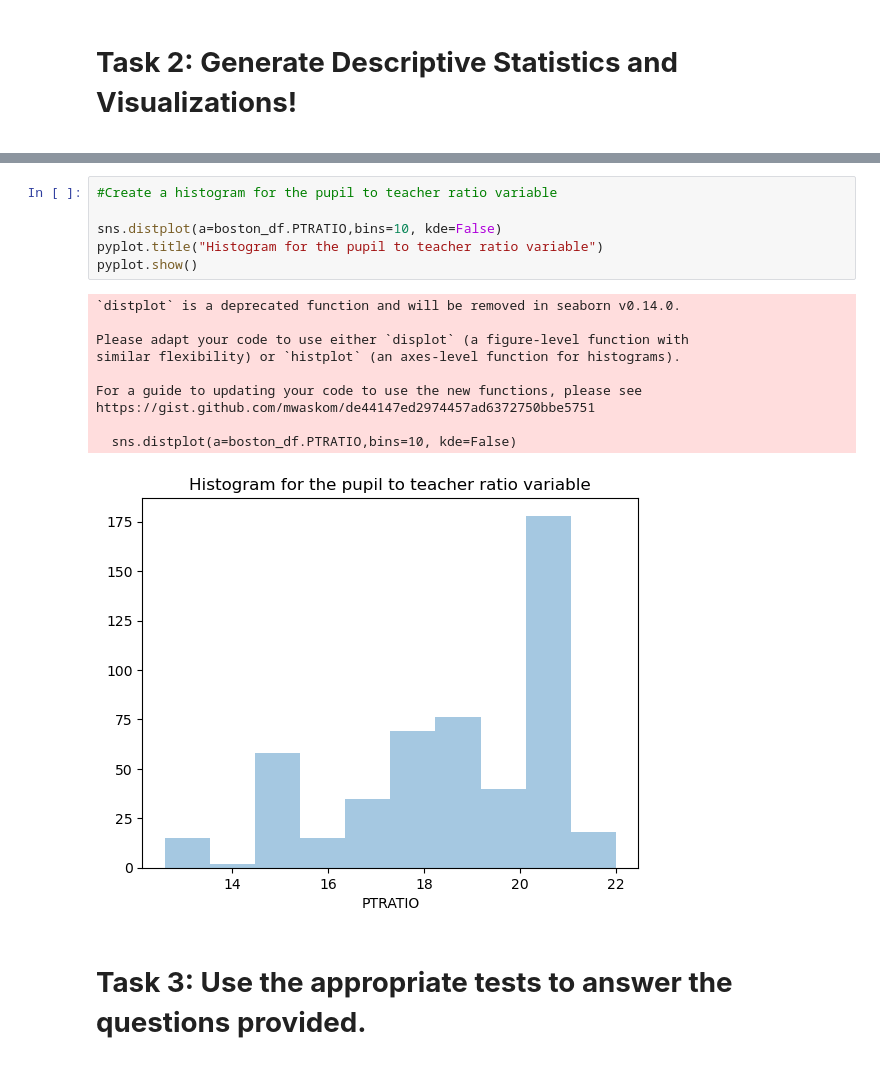
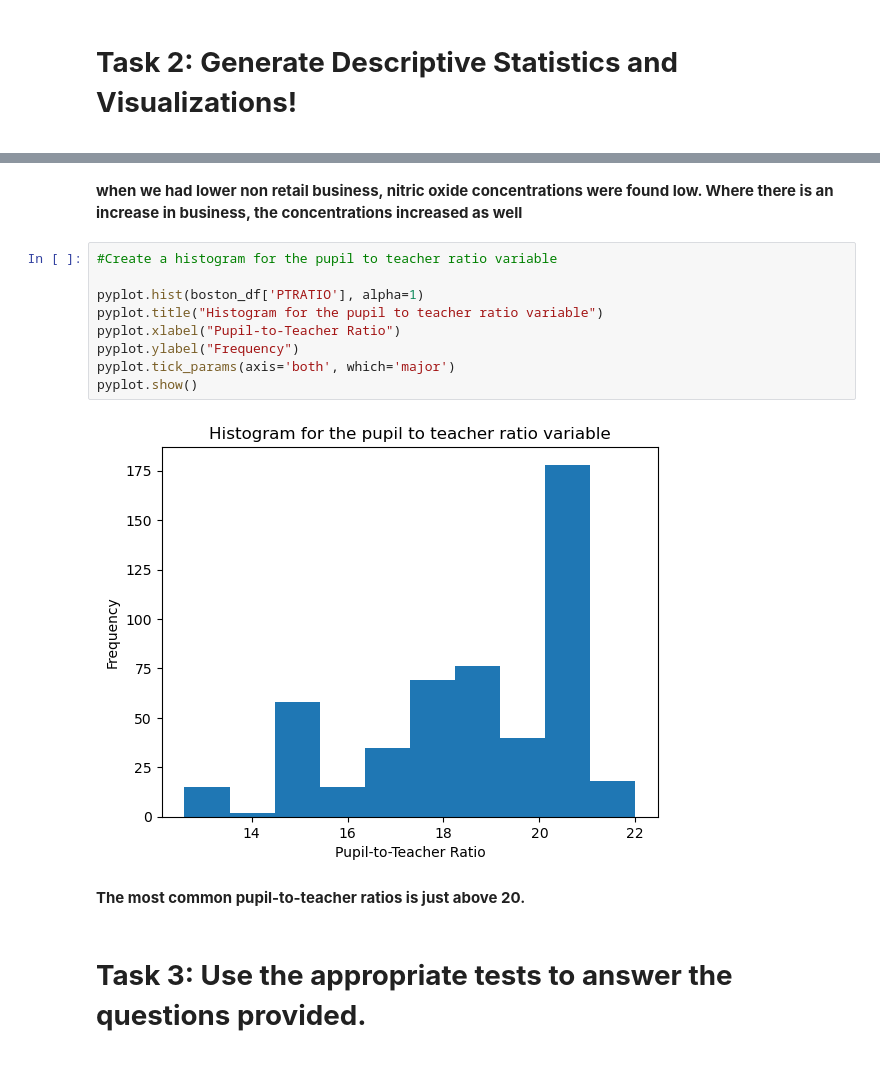
Before and after one commit to saradnitin/SharePointPractice, a Jupyter notebook: Peer-Graded-Assignment-jupyterlite-v2.ipynb, the cells around one changed output, grey strips where cells are left out. Saved outputs shown, nothing was run; the diff lists cells and outputs as text.

```diff
--- a/Peer-Graded-Assignment-jupyterlite-v2.ipynb
+++ b/Peer-Graded-Assignment-jupyterlite-v2.ipynb
@@ -136,20 +140,18 @@ pyplot.show()
+# %% [markdown]
+<b> when we had lower non retail business, nitric oxide concentrations were found low. Where there is an increase in business, the concentrations increased as well
 # %%
 #Create a histogram for the pupil to teacher ratio variable
 
-sns.distplot(a=boston_df.PTRATIO,bins=10, kde=False)
+pyplot.hist(boston_df['PTRATIO'], alpha=1)
 pyplot.title("Histogram for the pupil to teacher ratio variable")
+pyplot.xlabel("Pupil-to-Teacher Ratio")
+pyplot.ylabel("Frequency")
+pyplot.tick_params(axis='both', which='major')
 pyplot.show()
 # %% [output]
-`distplot` is a deprecated function and will be removed in seaborn v0.14.0.
-
-Please adapt your code to use either `displot` (a figure-level function with
-similar flexibility) or `histplot` (an axes-level function for histograms).
-
-For a guide to updating your code to use the new functions, please see
-https://gist.github.com/mwaskom/de44147ed2974457ad6372750bbe5751
-
-  sns.distplot(a=boston_df.PTRATIO,bins=10, kde=False)
-[figure, old version]
+[figure, new version]
+# %% [markdown]
+<b>The most common pupil-to-teacher ratios is just above 20.
 # %% [markdown]
 <b><h1>Task 3: Use the appropriate tests to answer the questions provided.
 # %%
```
Also changed, not shown: parts of 18 cells of this notebook.
